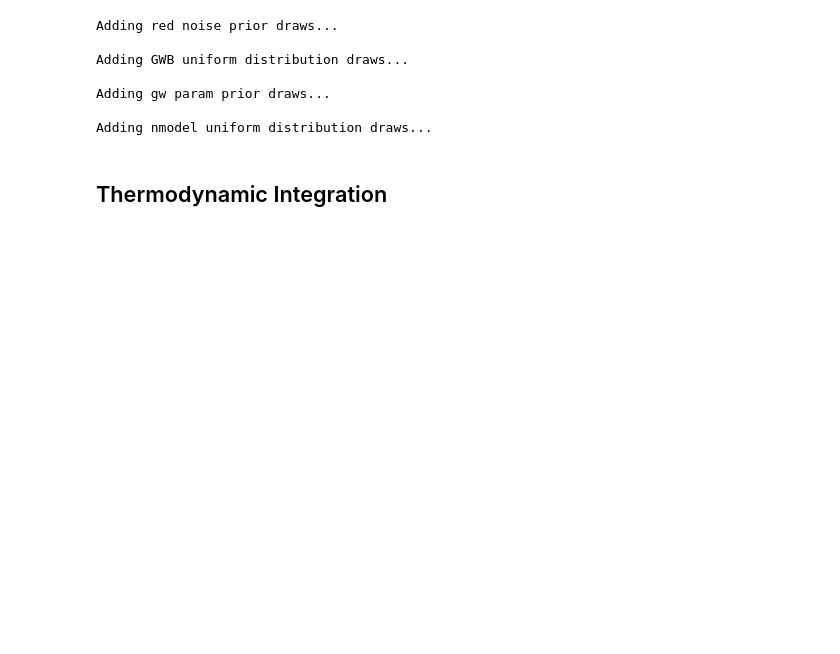
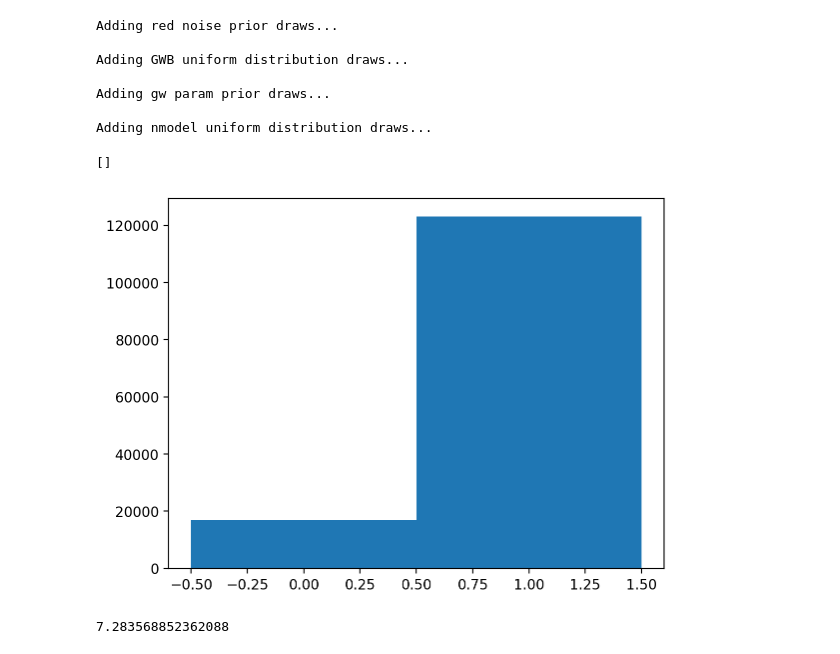
Before and after one commit to nanograv/15yr_stochastic_analysis, a Jupyter notebook: tutorials/model_selection.ipynb, the cells around one changed output. Saved outputs shown, nothing was run; the diff lists cells and outputs as text; code cells hidden in the pictures; blank space fills up the shorter version.

```diff
--- a/tutorials/model_selection.ipynb
+++ b/tutorials/model_selection.ipynb
@@ -114,5 +116,15 @@ x0 = super_model.initial_sample()
 # %%
 # sample
 # sampler.sample(x0, N, SCAMweight=30, AMweight=15, DEweight=50, )
-# %% [markdown]
-## Thermodynamic Integration
+# %%
+c1 = core.Core('/Users/aaron/Documents/GitHub/15yr_stochastic_analysis/tutorials/chains/M2A[4.33][HD]M3A[4.33] 2')
+# %%
+res = plt.hist(c1.get_param('nmodel'), bins=2)
+plt.plot()
+# %% [output]
+[]
+[figure, added]
+# %%
+(res[0][1] / res[0][0])
+# %% [output]
+7.283568852362088
```
Also changed, not shown: parts of 10 cells of this notebook, 4 other files.
